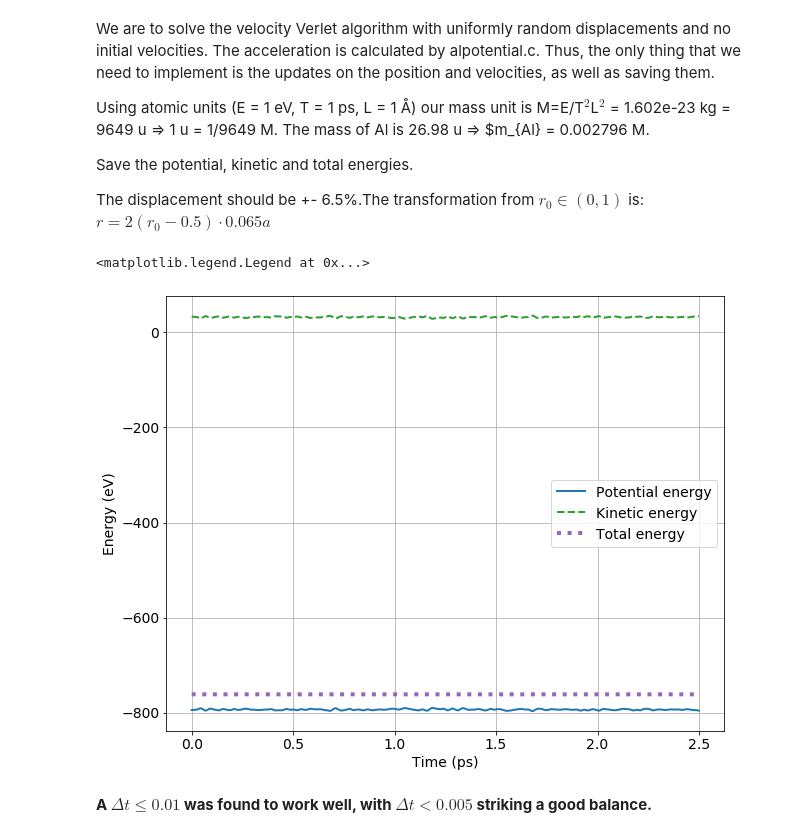
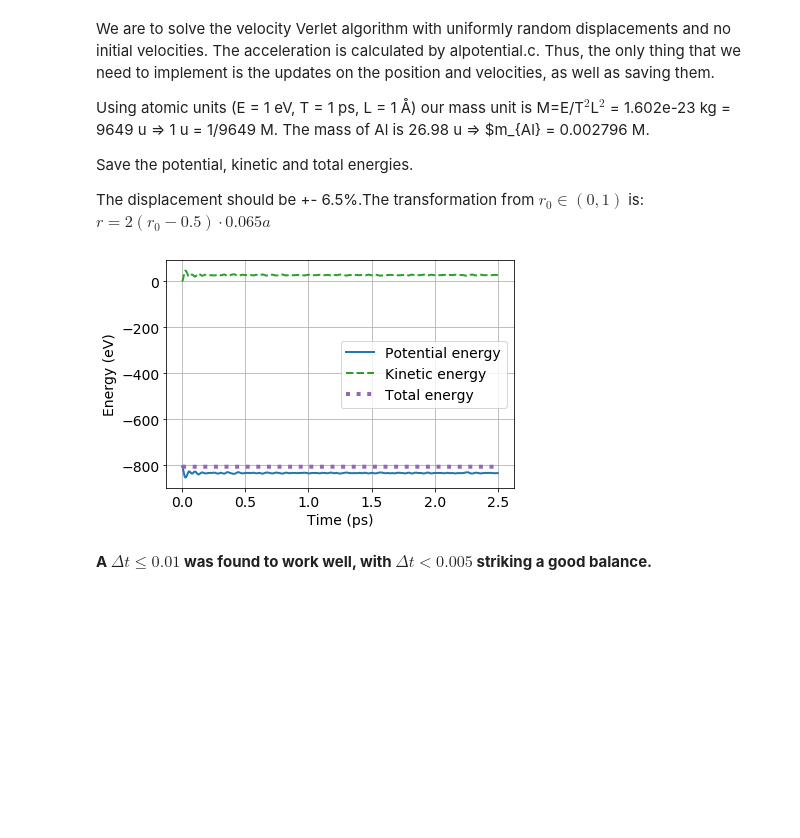
Before and after one commit to elindgren/compphys_homeworks, a Jupyter notebook: H1/Homework 1 - Notebook.ipynb, the cells around one changed output. Saved outputs shown, nothing was run; the diff lists cells and outputs as text; code cells hidden in the pictures; blank space fills up the shorter version.

```diff
--- a/H1/Homework 1 - Notebook.ipynb
+++ b/H1/Homework 1 - Notebook.ipynb
@@ -44,22 +46,23 @@ Save the potential, kinetic and total energies.
 The displacement should be +- 6.5\%.The transformation from $r_0 \in (0,1)$ is: $r = 2 (r_0 - 0.5) \cdot 0.065 a$
 # %%
 # Load energy data
-data = np.loadtxt("datafiles/liquid/vv_energies.dat")
+data = np.loadtxt("datafiles/solid/vv_energies.dat")
 
 # Define figure
-fig, ax = plt.subplots(figsize=(10,8))
+fig, ax = plt.subplots(figsize=(6,4))
 
 # Plot
 ax.plot(data[:,0], data[:,1], 'C0', linestyle='-', linewidth=2, label='Potential energy')
 ax.plot(data[:,0], data[:,2], 'C2', linestyle='--', linewidth=2, label='Kinetic energy')
 ax.plot(data[:,0], data[:,3], 'C4', linestyle=':', linewidth=4, label='Total energy')
 ax.set_xlabel(r'Time (ps)')
 ax.set_ylabel('Energy (eV)')
 ax.grid()
 ax.legend(loc='best')
+plt.tight_layout()
+plt.savefig('figures/en_noeq.png')
 # %% [output]
-<matplotlib.legend.Legend at 0x...>
-[figure, old version]
+[figure, new version]
 # %% [markdown]
 **A $\Delta t \leq 0.01$ was found to work well, with $\Delta t<0.005$ striking a good balance.**
 # %% [markdown]
```
Also changed, not shown: parts of 13 cells of this notebook, 23 other files.
